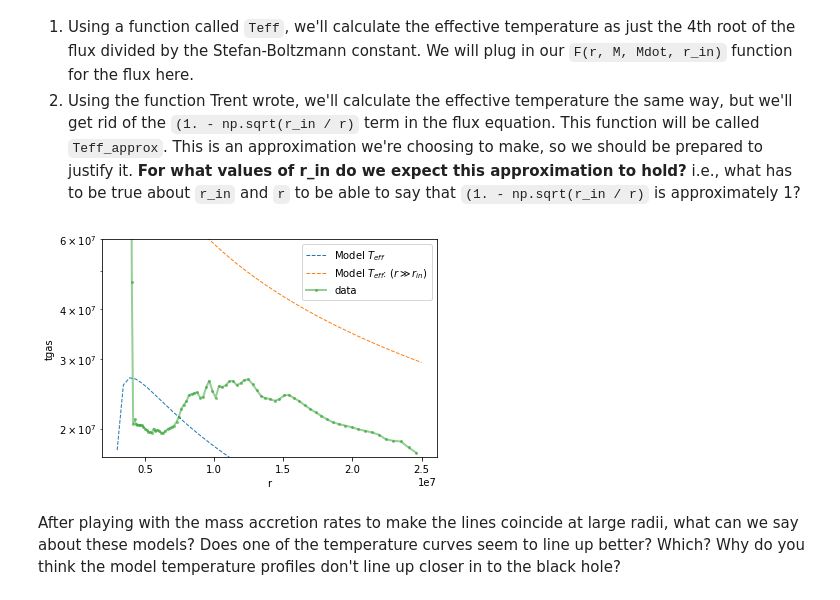
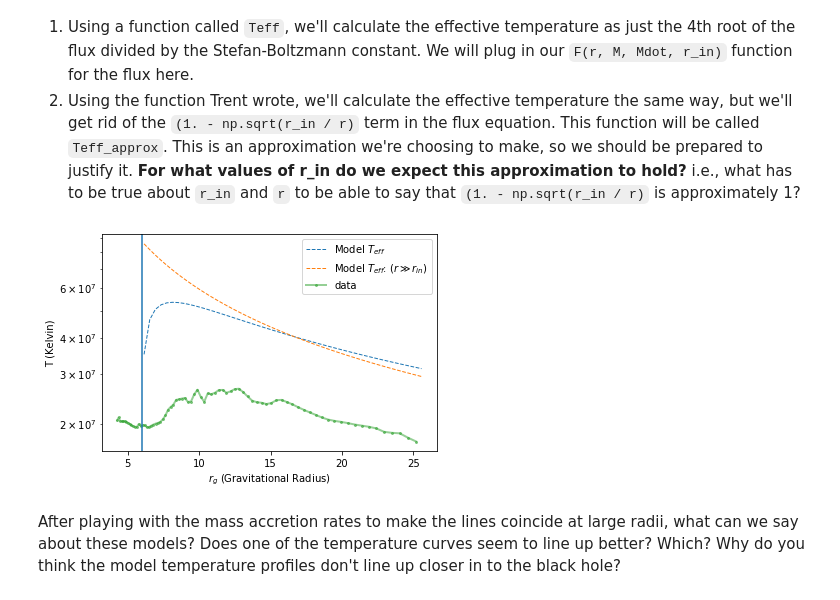
Before and after one commit to connor-mcclellan/thindisk, a Jupyter notebook: tutorials/7-data_comparison.ipynb, the cells around one changed output. Drawn from its saved outputs; the diff is of its cells as text; code cells hidden in the pictures.

Commit message:
changes to tutorial 7 to remove boundary condition points in temperature profile

```diff
--- a/tutorials/7-data_comparison.ipynb
+++ b/tutorials/7-data_comparison.ipynb
@@ -66,28 +66,33 @@ mass = 6.62*u.solMass
 # can use the fit to try to determine what the mass accretion rate is.
 
 accr_rate_approx = 0.0001*u.solMass/u.yr # These aren't right! Change the values to make the fits better.
-accr_rate = 0.000002*u.solMass/u.yr # If we increase the accretion rate, what do we expect to happen to the temperature?
+accr_rate = 0.00025*u.solMass/u.yr # If we increase the accretion rate, what do we expect to happen to the temperature?
 # %%
-r_model = np.linspace(0.3e7, 2.5e7)*u.cm
+r_model = np.linspace(0.6e7, 2.5e7)*u.cm
 
 tgas_approx = Teff_approx(r_model, mass, accr_rate_approx)
-tgas = Teff(r_model, mass, accr_rate, 3*gr(mass)) # Remember that r_in should be about 3 graviational radii
+tgas = Teff(r_model, mass, accr_rate, 6*gr(mass)) # Remember that r_in should be about 3 graviational radii
 
 # Plot the model lines
-plt.plot(r_model, tgas, '--', label='Model $T_{eff}$', lw=1)
-plt.plot(r_model, tgas_approx, '--', label='Model $T_{eff}$: $(r \gg r_{in})$', lw=1)
+plt.plot(r_model/gr(mass), tgas, '--', label='Model $T_{eff}$', lw=1)
+plt.plot(r_model/gr(mass), tgas_approx, '--', label='Model $T_{eff}$: $(r \gg r_{in})$', lw=1)
 
 # Add the data line to the plot, with markers for individual data points
-plt.plot(r_data, tgas_data, label='data', marker='o', ms=2, alpha=0.5, lw=2)
+plt.plot(r_data[2:]/gr(mass), tgas_data[2:], label='data', marker='o', ms=2, alpha=0.5, lw=2)
+# The [2:] in the line above grabs only the data from index 2 onwards -- ignoring the first two data points
+
+# Add a vertical line where r_in is located
+plt.axvline(6, c='k
+    ')
 
 # Format and label the plot
-plt.ylim([1.7e7, 6e7])
+#plt.ylim([1.7e7, 6e7])
 plt.yscale('log')
-plt.xlabel('r')
-plt.ylabel('tgas')
+plt.xlabel('$r_g$ (Gravitational Radius)')
+plt.ylabel('T (Kelvin)')
 plt.legend()
 plt.show()
 # %% [output]
-[figure, old version]
+[figure, new version]
 # %% [markdown]
 After playing with the mass accretion rates to make the lines coincide at large radii, what can we say about these models? Does one of the temperature curves seem to line up better? Which? Why do you think the model temperature profiles don't line up closer in to the black hole?
```
